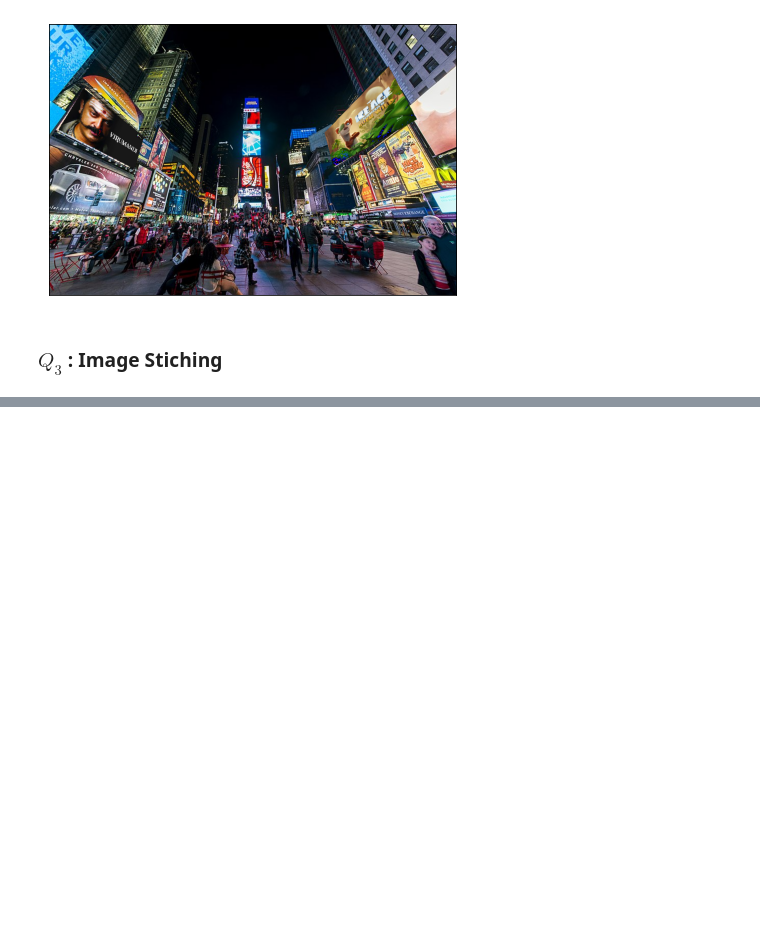
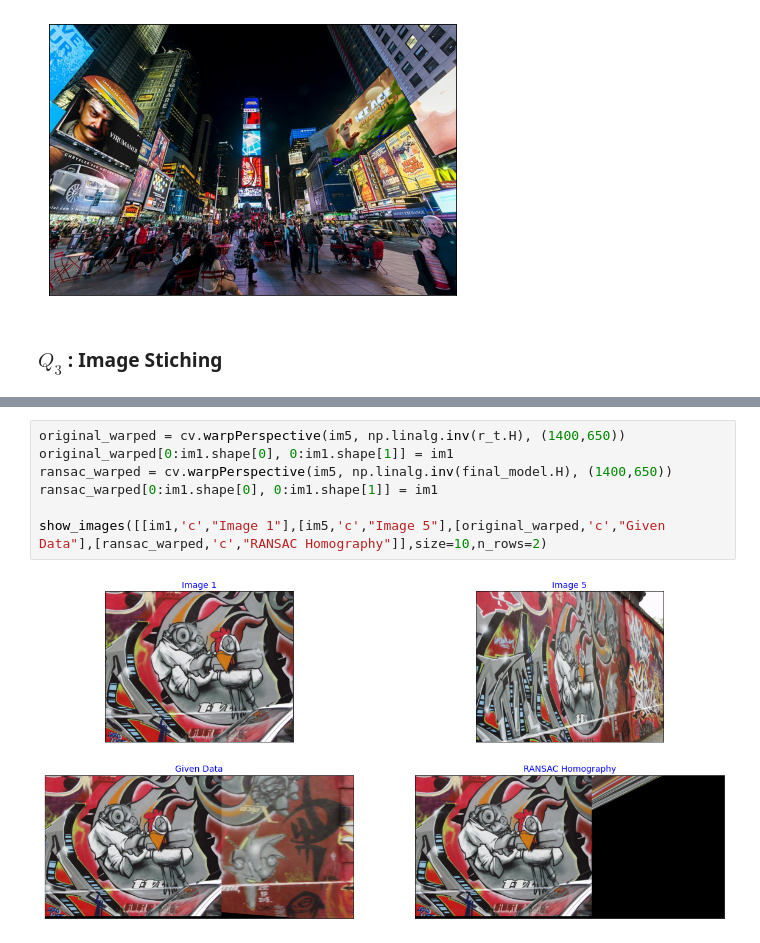
Before and after one commit to sanjith1999/EN2550-Assignments, a Jupyter notebook: Fitting and Alignment/main.ipynb, the cells around one changed output, grey strips where cells are left out. Cells and saved outputs as stored; diff of their text form; blank space fills up the shorter version.

```diff
--- a/Fitting and Alignment/main.ipynb
+++ b/Fitting and Alignment/main.ipynb
@@ -177,0 +176,9 @@ show_images([[f1,'c',"Source Image"],[f2,'c',"Destination Image"],[cv.add(ransac
+# %%
+original_warped = cv.warpPerspective(im5, np.linalg.inv(r_t.H), (1400,650))
+original_warped[0:im1.shape[0], 0:im1.shape[1]] = im1
+ransac_warped = cv.warpPerspective(im5, np.linalg.inv(final_model.H), (1400,650))
+ransac_warped[0:im1.shape[0], 0:im1.shape[1]] = im1
+
+show_images([[im1,'c',"Image 1"],[im5,'c',"Image 5"],[original_warped,'c',"Given Data"],[ransac_warped,'c',"RANSAC Homography"]],size=10,n_rows=2)
+# %% [output]
+[figure, added]
```
Also changed, not shown: parts of 9 cells of this notebook, 2 other files.
